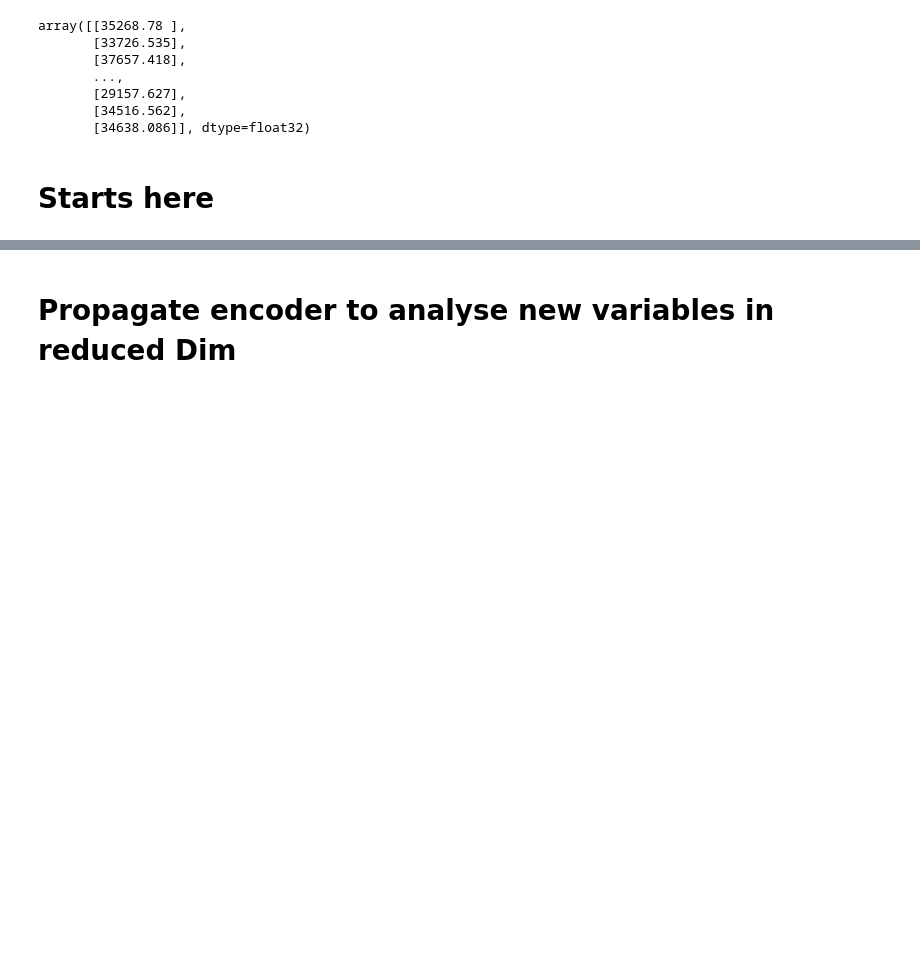
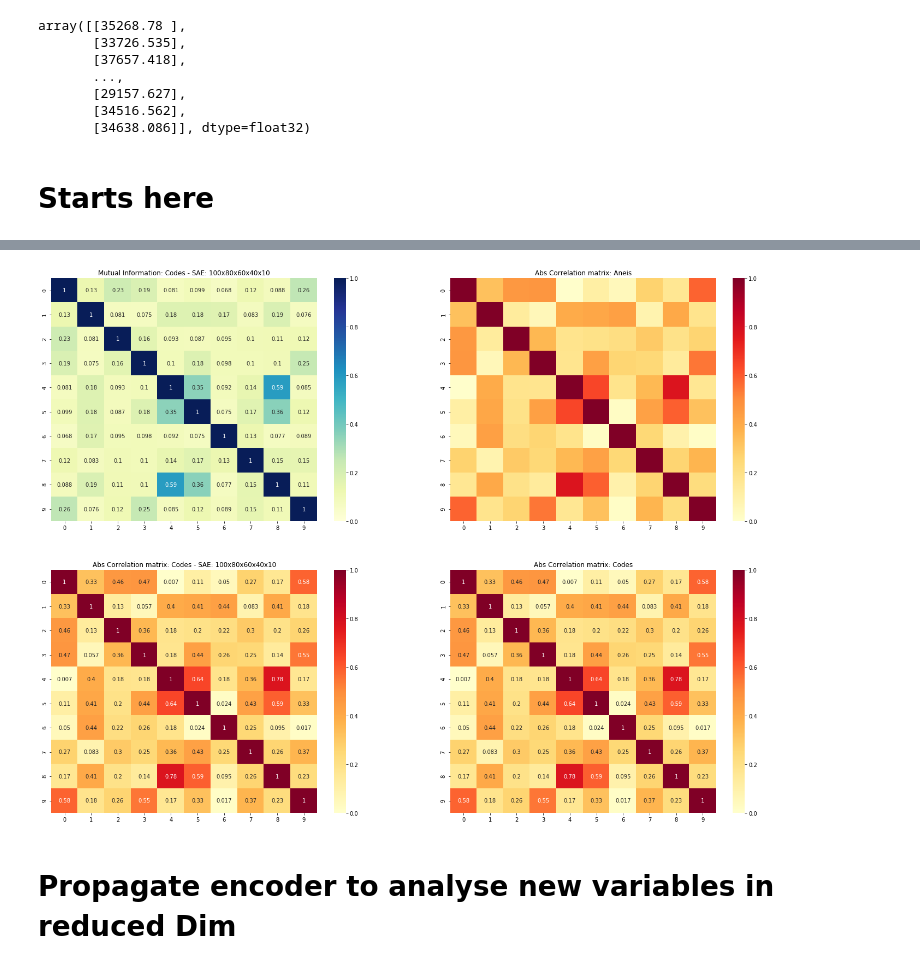
Before and after one commit to kaducovas/DeepRinger, a Jupyter notebook: notebooks/DeepRinger - SAE-Analysis - Layer1-V3-teste.ipynb, the cells around one changed output, grey strips where cells are left out. Drawn from its saved outputs; the diff is of its cells as text; code cells hidden in the pictures; blank space fills up the shorter version.

```diff
--- a/notebooks/DeepRinger - SAE-Analysis - Layer1-V3-teste.ipynb
+++ b/notebooks/DeepRinger - SAE-Analysis - Layer1-V3-teste.ipynb
@@ -247,3 +725,7 @@ afternorm[0][0].shape[0]
+# %%
+plot_MutualInformation(np.concatenate(propagate[10][0]).T,sae='100x80x60x40x10')
+# %% [output]
+[figure, added]
 # %% [markdown]
 # Propagate encoder to analyse new variables in reduced Dim
 # %%
```
Also changed, not shown: parts of 25 cells of this notebook, 5 other files.
